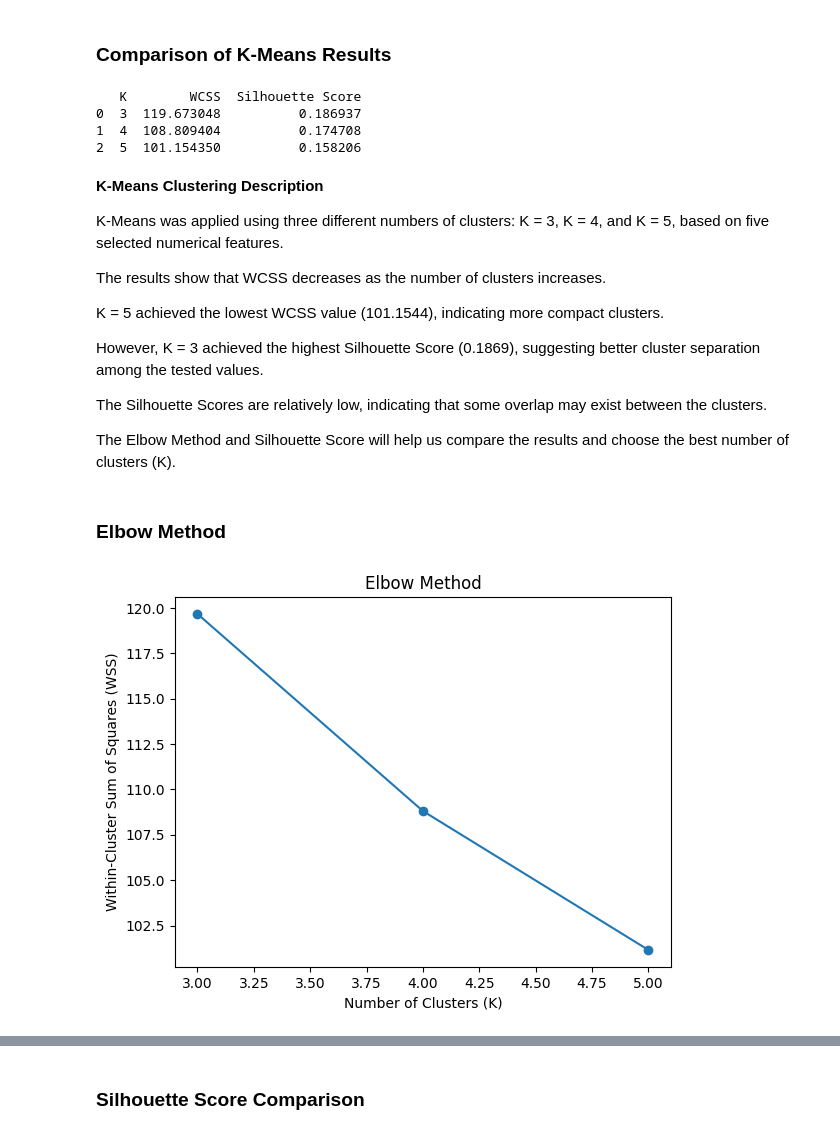
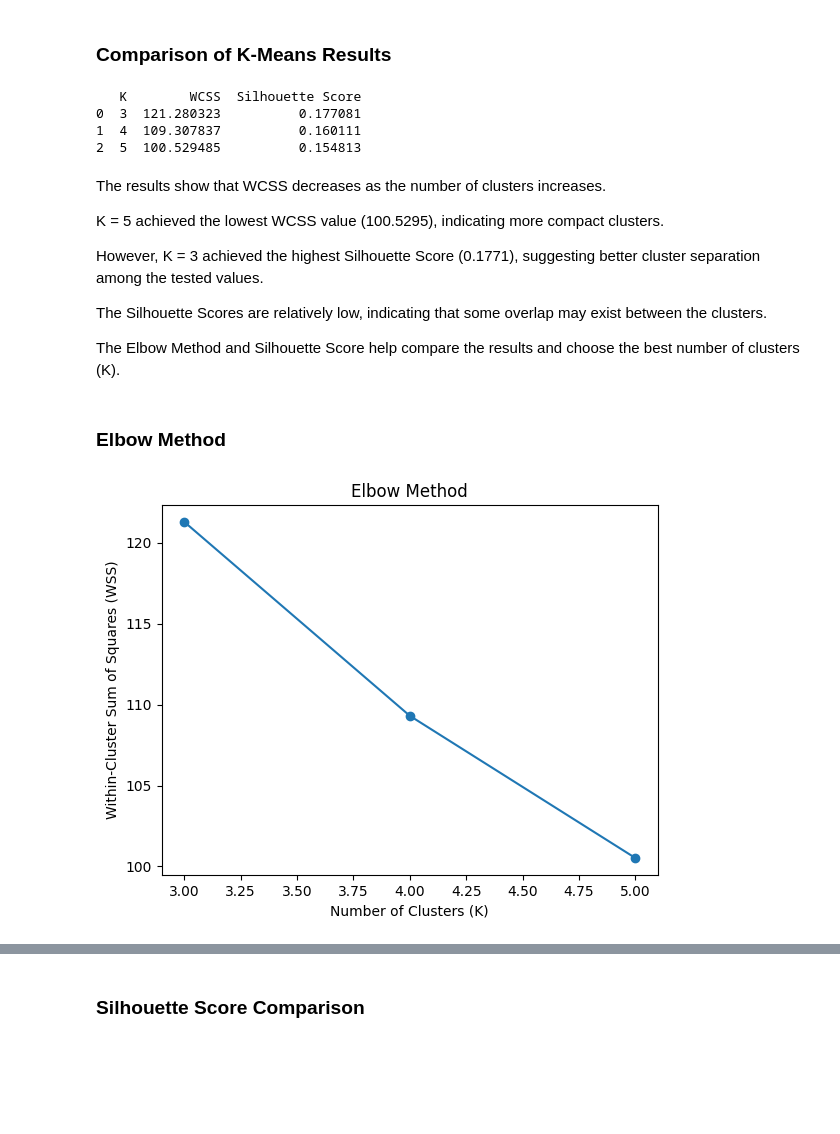
Before and after one commit to Ghhaidaa/Data-Mining-Project-, a Jupyter notebook: Reports/Phase3.ipynb, the cells around one changed output, grey strips where cells are left out. Drawn from its saved outputs; the diff is of its cells as text; code cells hidden in the pictures; blank space fills up the shorter version.

```diff
--- a/Reports/Phase3.ipynb
+++ b/Reports/Phase3.ipynb
@@ -619,47 +740,40 @@ In this experiment, K-Means was applied using three clusters. The same numerical
 # %%
 comparison = pd.DataFrame({
     'K': [3, 4, 5],
-    'WCSS': [119.673048, 108.809404, 101.154350],
-    'Silhouette Score': [0.186937, 0.174708, 0.158206]
+    'WCSS': [121.280323, 109.307837, 100.529485],
+    'Silhouette Score': [0.177081, 0.160111, 0.154813]
 })
 
 print(comparison)
 # %% [output]
    K        WCSS  Silhouette Score
-0  3  119.673048          0.186937
-1  4  108.809404          0.174708
-2  5  101.154350          0.158206
+0  3  121.280323          0.177081
+1  4  109.307837          0.160111
+2  5  100.529485          0.154813
 # %% [markdown]
-**K-Means Clustering Description**
-
-K-Means was applied using three different numbers of clusters: K = 3, K = 4, and K = 5, based on five selected numerical features.
-
 The results show that WCSS decreases as the number of clusters increases.
 
-K = 5 achieved the lowest WCSS value (101.1544), indicating more compact clusters.
+K = 5 achieved the lowest WCSS value (100.5295), indicating more compact clusters.
 
-However, K = 3 achieved the highest Silhouette Score (0.1869), suggesting better cluster separation among the tested values.
+However, K = 3 achieved the highest Silhouette Score (0.1771), suggesting better cluster separation among the tested values.
 
 The Silhouette Scores are relatively low, indicating that some overlap may exist between the clusters.
 
-The Elbow Method and Silhouette Score will help us compare the results and choose the best number of clusters (K).
+The Elbow Method and Silhouette Score help compare the results and choose the best number of clusters (K).
 # %% [markdown]
 ### Elbow Method
 # %%
 import matplotlib.pyplot as plt
 
 k_values = [3, 4, 5]
 
-wss_values = [
-    119.67304807969717,
-    108.80940359578442,
-    101.15435049617786
-]
 
-plt.plot(k_values, wss_values, marker='o')
+wss_values = comparison['WCSS']
+
+plt.plot(comparison['K'], wss_values, marker='o')
 plt.xlabel('Number of Clusters (K)')
 plt.ylabel('Within-Cluster Sum of Squares (WSS)')
 plt.title('Elbow Method')
 plt.show()
 # %% [output]
-[figure, old version]
+[figure, new version]
```
Also changed, not shown: parts of 29 cells of this notebook.
